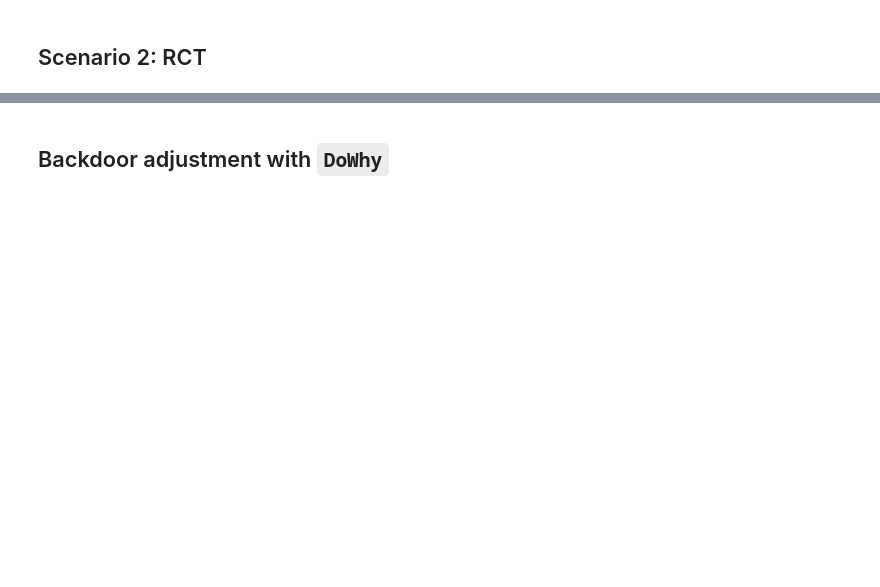
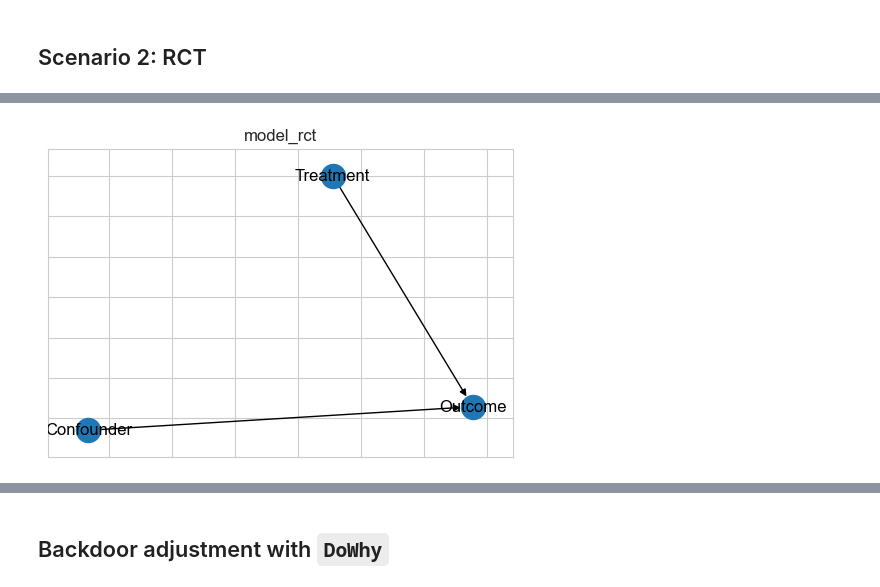
Before and after one commit to lktuan/lktuan.github.io, a Jupyter notebook: assets/20250305_simpson_paradox/simpson_paradox_simulation.ipynb, the cells around one changed output, grey strips where cells are left out. Cells and saved outputs as stored; diff of their text form; code cells hidden in the pictures; blank space fills up the shorter version.

```diff
--- a/assets/20250305_simpson_paradox/simpson_paradox_simulation.ipynb
+++ b/assets/20250305_simpson_paradox/simpson_paradox_simulation.ipynb
@@ -145,0 +258,11 @@ Kết quả thật đẹp. Sếp gợi ý làm thêm mô hình Logistic để t
+# %%
+intervention_graph = model_obs.graph.copy()
+incoming_edges = list(intervention_graph.in_edges('Treatment'))
+intervention_graph.remove_edges_from(incoming_edges)
+model_rct = gcm.StructuralCausalModel(intervention_graph)
+plt.figure(figsize=(6,4))
+nx.draw_networkx(model_rct.graph, arrows=True, with_labels=True)
+plt.title('model_rct')
+plt.show()
+# %% [output]
+[figure, added]
```
Also changed, not shown: parts of 25 cells of this notebook, 9 other files.
